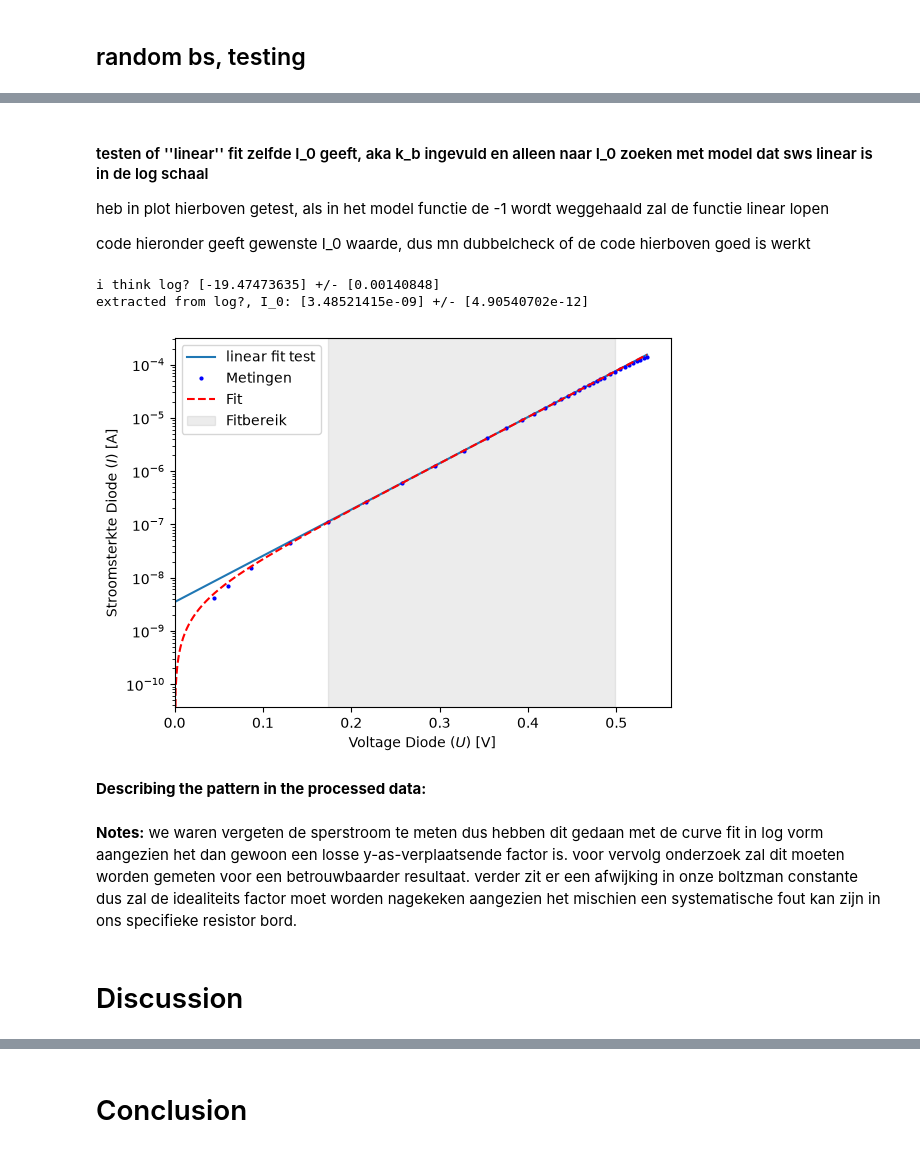
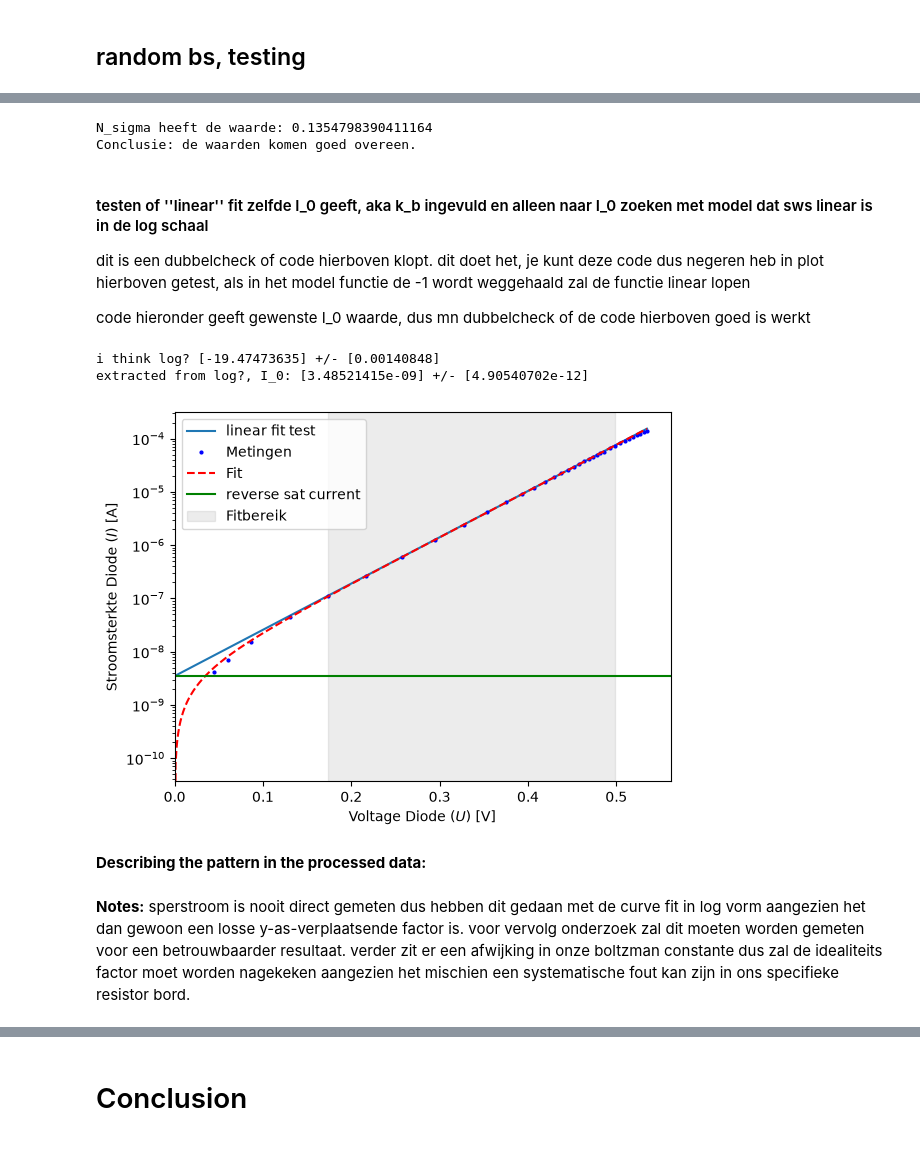
Before and after one commit to JoAnananas/ip2-boltzman, a Jupyter notebook: simulations/EDIT_BM_labjournaal_J_A.ipynb, the cells around one changed output, grey strips where cells are left out. Saved outputs shown, nothing was run; the diff lists cells and outputs as text; code cells hidden in the pictures.

```diff
--- a/simulations/EDIT_BM_labjournaal_J_A.ipynb
+++ b/simulations/EDIT_BM_labjournaal_J_A.ipynb
@@ -202,6 +185,33 @@ N_sigma heeft de waarde: 0.1379687883938985
 Conclusie: de waarden komen goed overeen.
 # %% [markdown]
 ## random bs, testing
+# %%
+#error V diode
+#mask voor opsplitsing van de onzekerheid ivm range onzekerheid
+mask_2v  = U_1 >= 0.2      # 2 V range
+mask_02v = U_1 <  0.2      # 200 mV range
+
+R_1_unc=2.59854 #see table above for source of all 3
+R_2_unc=0.15362
+R_3_unc=0.0401008
+#zie bibliography report voor source van onzekerheid formules
+U_bron_unc=0.7/100*U_bron+0.01 #reading and digit from 3.5 digit dmm
+U_1_unc=0.015/100*U_1[mask_02v] + 0.004/100*0.2 #reading and range from 5.5dmm
+U_1_unc=np.append(U_1_unc,0.015/100*U_1[mask_2v] + 0.003/100*2)
+
+#hellish approach to calculating U_3_unc
+dU3_dR2 = -R_3*U_bron/(R_2+R_3)**2 #all parts need to be calculated ''seperately''
+dU3_dR3 =  R_2*U_bron/(R_2+R_3)**2
+dU3_dUb =  R_3/(R_2+R_3)
+
+U_3_unc = np.sqrt((dU3_dR2*R_2_unc)**2
+                + (dU3_dR3*R_3_unc)**2
+                + (dU3_dUb*U_bron_unc)**2)
+#final uncertainties used in curvefit(I_D) and/or errorbar plot (U_D)
+U_diode_unc=np.sqrt(U_1_unc**2+U_3_unc**2)
+I_diode_unc=abs(I_diode)*np.sqrt((U_1_unc/U_1)**2+(R_1_unc/R_1)**2)
+#print(U_diode_unc)
+#print(I_diode_unc)
 # %%
 q  = 1.602176634e-19     # C, sign is anders dan voorbereiding, schilt een min factor in de berekening
 T  = 19+273.15               # K, kamertemp, assumed
@@ -286,5 +278,23 @@ np.float64(0.0440736814328627)
+# %%
+#strijdigheids analyse
+delta_k_B=1.380649e-23-k_B
+#boltzman referentie is gedefinieerd dus geen uncertainty combined
+N_sigma=delta_k_B/k_B_unc
+print('N_sigma heeft de waarde:', N_sigma)
+if N_sigma < 1:
+    print("Conclusie: de waarden komen goed overeen.")
+
+elif N_sigma < 2:
+    print("Conclusie: de waarden komen redelijk overeen.")
+
+else:
+    print("Conclusie: het gemeten resultaat wijkt af van de vastgestelde waarde.")
+# %% [output]
+N_sigma heeft de waarde: 0.1354798390411164
+Conclusie: de waarden komen goed overeen.
 # %% [markdown]
 #### testen of ''linear'' fit zelfde I_0 geeft, aka k_b ingevuld en alleen naar I_0 zoeken met model dat sws linear is in de log schaal
+dit is een dubbelcheck of code hierboven klopt. dit doet het, je kunt deze code dus negeren
 heb in plot hierboven getest, als in het model functie de -1 wordt weggehaald zal de functie linear lopen
 
 code hieronder geeft gewenste I_0 waarde, dus mn dubbelcheck of de code hierboven goed is werkt
@@ -293,38 +303,36 @@ def functiontest(U_diode,a):
     return a+np.log(np.e)*((q*U_diode)/(n*k_B*T))
 
 valtest,covtest=curve_fit(functiontest,U_diode_mask,np.log(I_diode_mask),p0=[np.log(1e-9)])
 a_val=valtest
 a_val_unc=np.sqrt(np.diag(covtest))
 print('i think log?',a_val,'+/-',a_val_unc)
 a_val=np.exp(a_val)
 a_val_unc=np.exp(a_val_unc)
 a_val_unc=a_val-a_val/a_val_unc
 print('extracted from log?, I_0:',a_val,'+/-',a_val_unc)
 
 plt.figure()
 #plot linear fit
 #plt.plot(Ufit,functiontest(Ufit,a_val),label='linear fit test')
 plt.plot(Ufit,a_val*(np.exp((q*Ufit)/(n*k_B*T))), label='linear fit test')
 
 plt.plot(U_diode, I_diode, 'b.', markersize=4, label='Metingen')
 #linspace for smooth line
 Ufit = np.linspace(0,max(U_diode), 500)
 plt.plot(Ufit, I_0*(np.exp(a*Ufit)-1), 'r--', label='Fit')
-
+plt.axhline(3.48521415e-09,color='green',label='reverse sat current')
 plt.yscale('log')
 plt.axvspan(min(U_diode_mask), max(U_diode_mask), color='gray', alpha=0.15, label='Fitbereik')
 plt.xlabel('Voltage Diode $(U)$ [V]')
 plt.ylabel('Stroomsterkte Diode $(I)$ [A]')
 plt.xlim(0,max(U_diode)*1.05)
 plt.legend()
 plt.show()
 # %% [output]
 i think log? [-19.47473635] +/- [0.00140848]
 extracted from log?, I_0: [3.48521415e-09] +/- [4.90540702e-12]
-[figure, old version]
+[figure, new version]
 # %% [markdown]
 **Describing the pattern in the processed data:**
 # %% [markdown]
-**Notes:**  we waren vergeten de sperstroom te meten dus hebben dit gedaan met de curve fit in log vorm aangezien het dan gewoon een losse y-as-verplaatsende factor is. voor vervolg onderzoek zal dit moeten worden gemeten voor een betrouwbaarder resultaat. verder zit er een afwijking in onze boltzman constante dus zal de idealiteits factor moet worden nagekeken aangezien het mischien een systematische fout kan zijn in ons specifieke resistor bord.
+**Notes:**  sperstroom is nooit direct gemeten dus hebben dit gedaan met de curve fit in log vorm aangezien het dan gewoon een losse y-as-verplaatsende factor is. voor vervolg onderzoek zal dit moeten worden gemeten voor een betrouwbaarder resultaat. verder zit er een afwijking in onze boltzman constante dus zal de idealiteits factor moet worden nagekeken aangezien het mischien een systematische fout kan zijn in ons specifieke resistor bord.
-# %% [markdown]
-# Discussion
```
Also changed, not shown: parts of 7 cells of this notebook, 5 other files.
